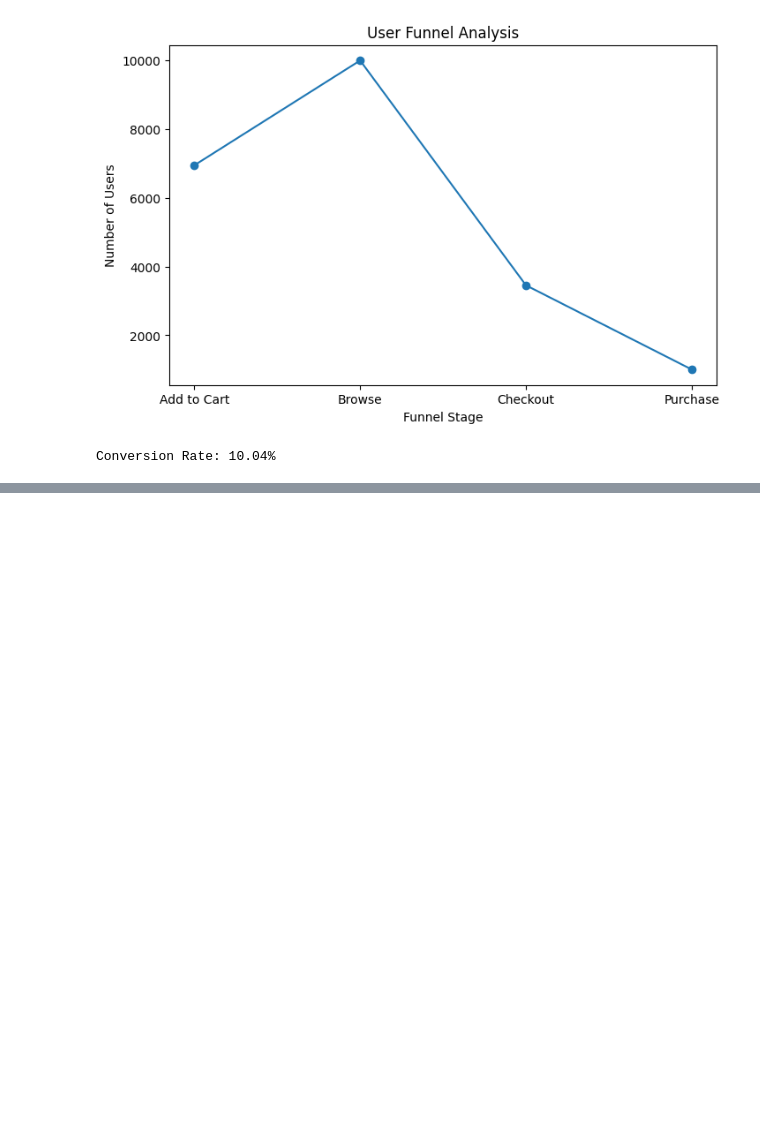
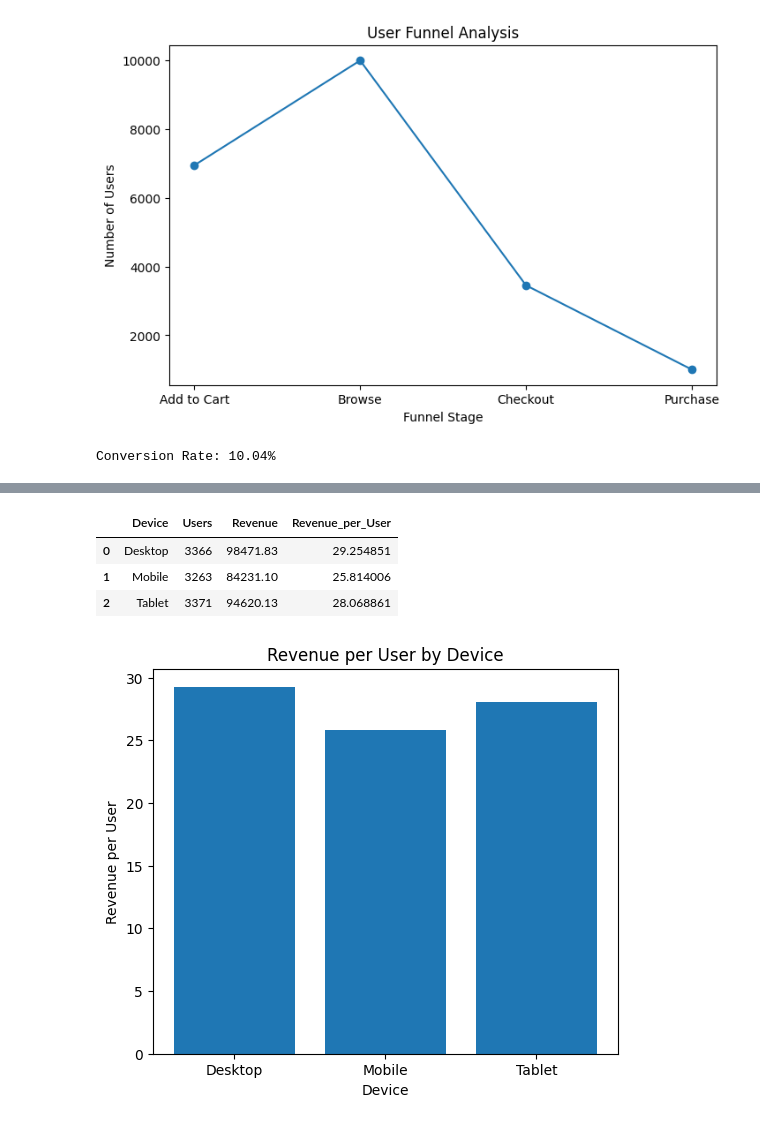
Before and after one commit to himanshyy/SaaS-Funnel-Analytics, a Jupyter notebook: notebooks/eda.ipynb, the cells around one changed output, grey strips where cells are left out. Cells and saved outputs as stored; diff of their text form; code cells hidden in the pictures; blank space fills up the shorter version.

```diff
--- a/notebooks/eda.ipynb
+++ b/notebooks/eda.ipynb
@@ -144,0 +270,35 @@ funnel
+# %%
+device_analysis = df.groupby('Device').agg({
+    'User ID': 'nunique',
+    'Revenue': 'sum'
+}).reset_index()
+
+device_analysis.columns = ['Device', 'Users', 'Revenue']
+
+device_analysis['Revenue_per_User'] = (
+    device_analysis['Revenue'] / device_analysis['Users']
+)
+
+device_analysis
+# %% [output]
+|  | Device | Users | Revenue | Revenue_per_User |
+| 0 | Desktop | 3366 | 98471.83 | 29.254851 |
+| 1 | Mobile | 3263 | 84231.10 | 25.814006 |
+| 2 | Tablet | 3371 | 94620.13 | 28.068861 |
+# %%
+import matplotlib.pyplot as plt
+
+plt.figure(figsize=(6,5))
+
+plt.bar(
+    device_analysis['Device'],
+    device_analysis['Revenue_per_User']
+)
+
+plt.xlabel('Device')
+plt.ylabel('Revenue per User')
+plt.title('Revenue per User by Device')
+
+plt.show()
+# %% [output]
+[figure, added]
```
Also changed, not shown: parts of 34 cells of this notebook, 2 other files.
